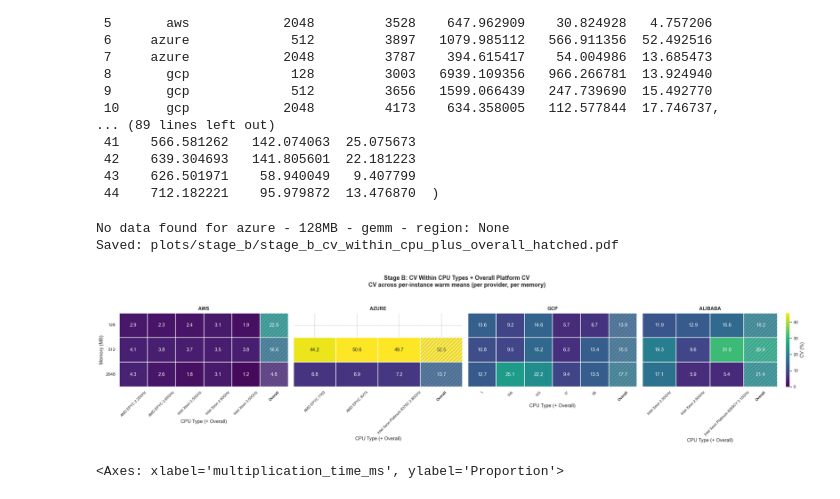
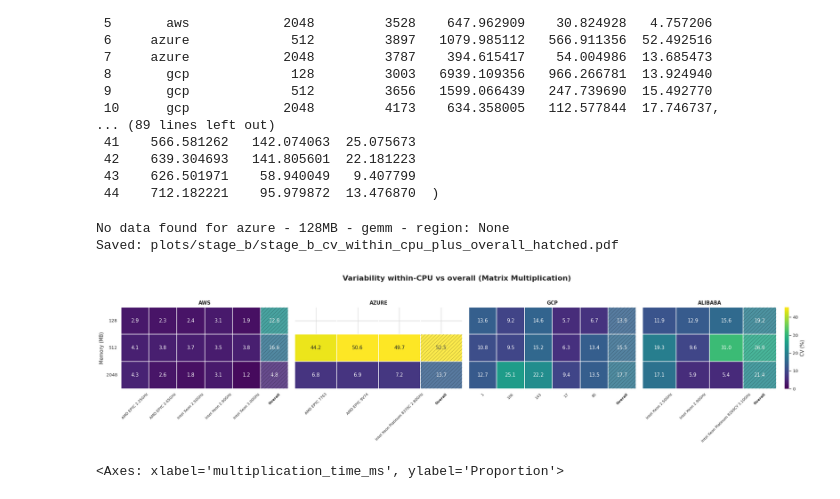
Before and after one commit to Persists/classifaas-results, a Jupyter notebook: stage_b.ipynb, the cells around one changed output. Cells and saved outputs as stored; diff of their text form; code cells hidden in the pictures.

```diff
--- a/stage_b.ipynb
+++ b/stage_b.ipynb
@@ -993,37 +992,36 @@ def plot_stage_b_cv_heatmaps_overall_hatched(
                         zorder=9,
                     )
                 )
 
             # Bold tick label for "Overall"
             xticks = ax.get_xticklabels()
             for t in xticks:
                 if t.get_text() == "Overall":
                     t.set_fontweight("bold")
 
         ax.set_title(provider.upper(), fontweight="bold")
-        ax.set_xlabel("CPU Type (+ Overall)")
         ax.set_ylabel("Memory (MB)" if i == 0 else "")
         ax.tick_params(axis="x", rotation=45, labelsize=8)
         ax.tick_params(axis="y", rotation=0)
 
     fig.suptitle(
-        "Stage B: CV Within CPU Types + Overall Platform CV\n"
-        "CV across per-instance warm means (per provider, per memory)",
+        "Variability within-CPU vs overall (Matrix Multiplication)",
+        fontsize=16,
         y=1.05,
         fontweight="bold",
     )
     plt.tight_layout()
 
     out_path = os.path.join(save_dir, filename)
     plt.savefig(out_path, bbox_inches="tight")
     print(f"Saved: {out_path}")
     plt.show()
 overall_cv_df, cpu_cv_df = build_stage_b_cv_tables(df, benchmark="gemm")
 plot_stage_b_cv_heatmaps_overall_hatched(overall_cv_df, cpu_cv_df, save_dir="plots/stage_b")
 # %% [output]
 No data found for azure - 128MB - gemm - region: None
 Saved: plots/stage_b/stage_b_cv_within_cpu_plus_overall_hatched.pdf
-[figure, old version]
+[figure, new version]
 # %%
 subset = df[(df["provider"] == "azure" ) & (df["memory_size_mb"] == 512) & (df["benchmark_type"] == "gemm")]
 
```
Also changed, not shown: parts of 2 cells of this notebook, 9 other files.
